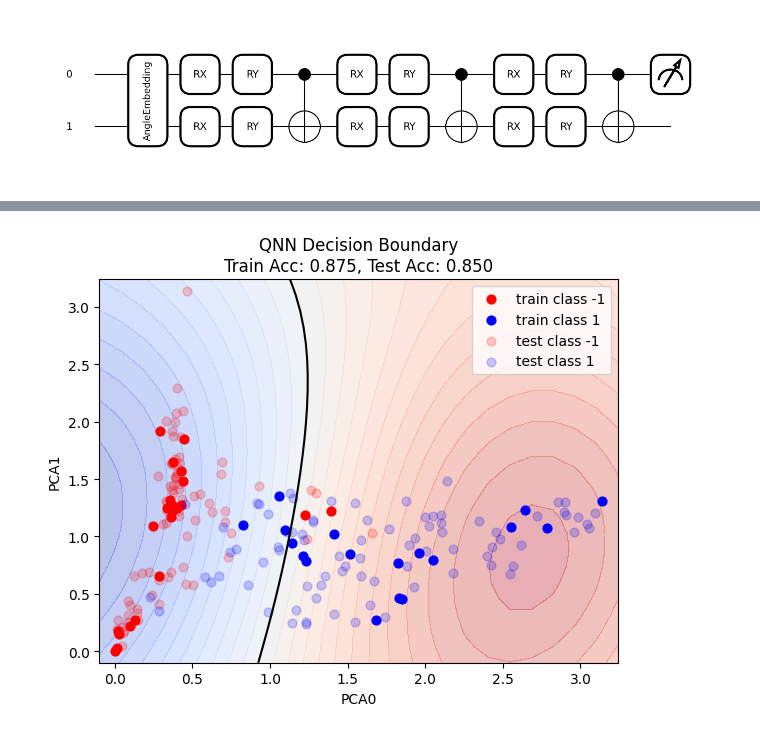
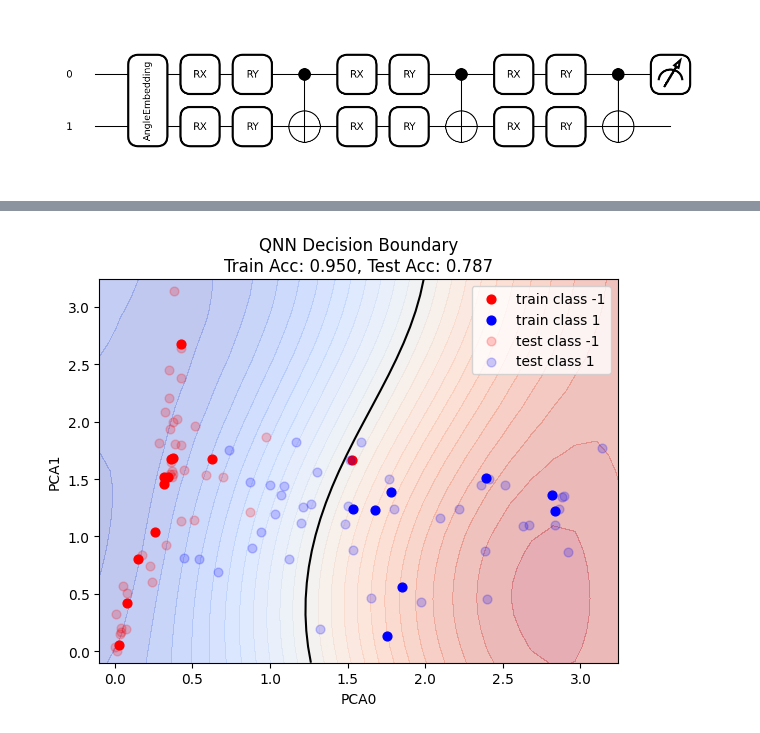
Before and after one commit to delilbasic/hdcrs-school-2026, a Jupyter notebook: Hands-on Session 4 - Hybrid Quantum-Classical Neural Networks for Earth Observation.ipynb, the cells around one changed output, grey strips where cells are left out. Cells and saved outputs as stored; diff of their text form; code cells hidden in the pictures.

```diff
--- a/Hands-on Session 4 - Hybrid Quantum-Classical Neural Networks for Earth Observation.ipynb
+++ b/Hands-on Session 4 - Hybrid Quantum-Classical Neural Networks for Earth Observation.ipynb
@@ -20,7 +20,7 @@ jax.config.update("jax_enable_x64", True)
 # %%
 # Parameters
 
-sample_size_per_class = 100
+sample_size_per_class = 50
 test_size = 0.8
 n_components = 2
 SEED = 42
@@ -424,33 +424,32 @@ def plot_qnn_decision_boundary(params, x_train, y_train, x_test, y_test,
         x_test[y_test == -1, 0], x_test[y_test == -1, 1],
         color="red", marker="o", s=40, alpha=0.2, label="test class -1"
     )
     ax.scatter(
         x_test[y_test == 1, 0], x_test[y_test == 1, 1],
         color="blue", marker="o", s=40, alpha=0.2, label="test class 1"
     )
 
     # Add title with accuracy info
     title_text = title
     if train_acc is not None and test_acc is not None:
         title_text += f"\nTrain Acc: {train_acc:.3f}, Test Acc: {test_acc:.3f}"
     ax.set_title(title_text)
 
     ax.set_xlabel("PCA0")
     ax.set_ylabel("PCA1")
     ax.legend(loc="best")
 
     plt.tight_layout()
 
     if save_path:
         plt.savefig(save_path, dpi=150, bbox_inches='tight')
 
     plt.show()
 
 # Plot the QNN decision boundary
 plot_qnn_decision_boundary(
     params, x_train, y_train, x_test, y_test,
-    train_acc=train_acc, test_acc=test_acc,
-    save_path="qnn_decision_boundary.png"
+    train_acc=train_acc, test_acc=test_acc
 )
 # %% [output]
-[figure, old version]
+[figure, new version]
```
Also changed, not shown: parts of 2 cells of this notebook, 6 other files.
